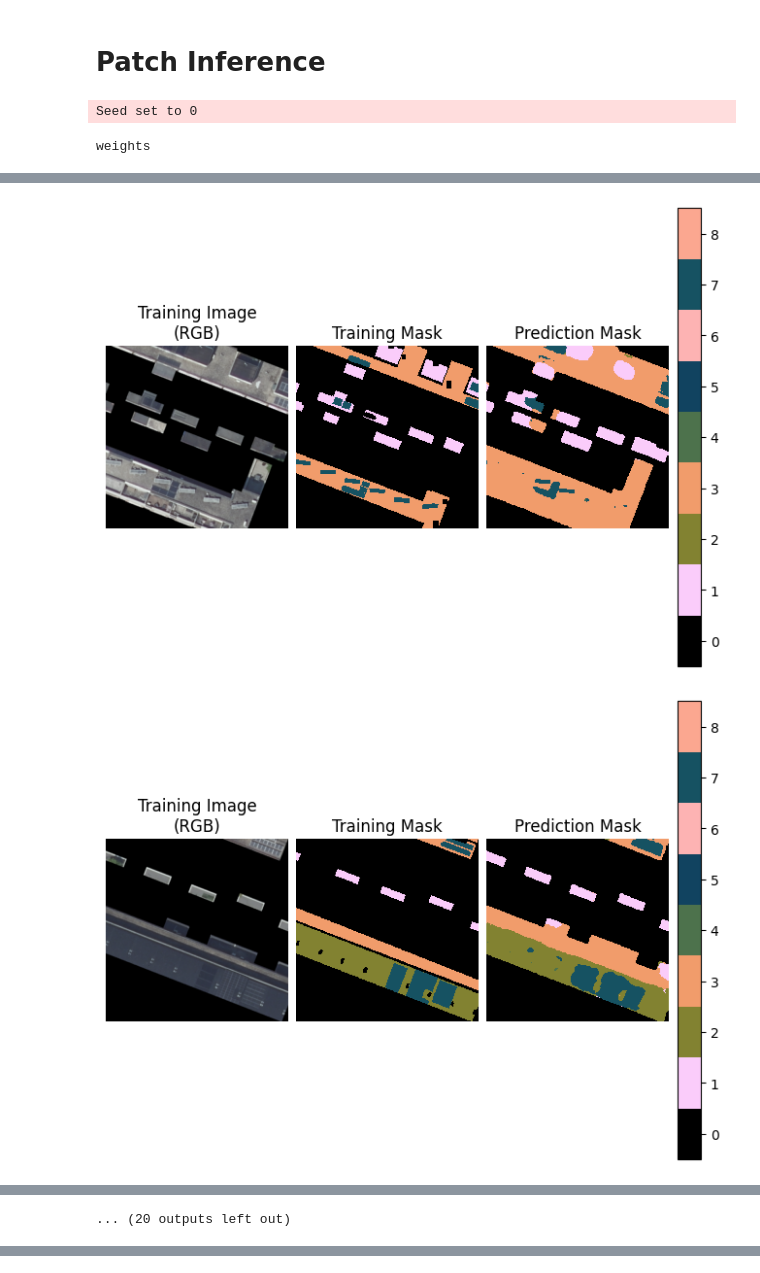
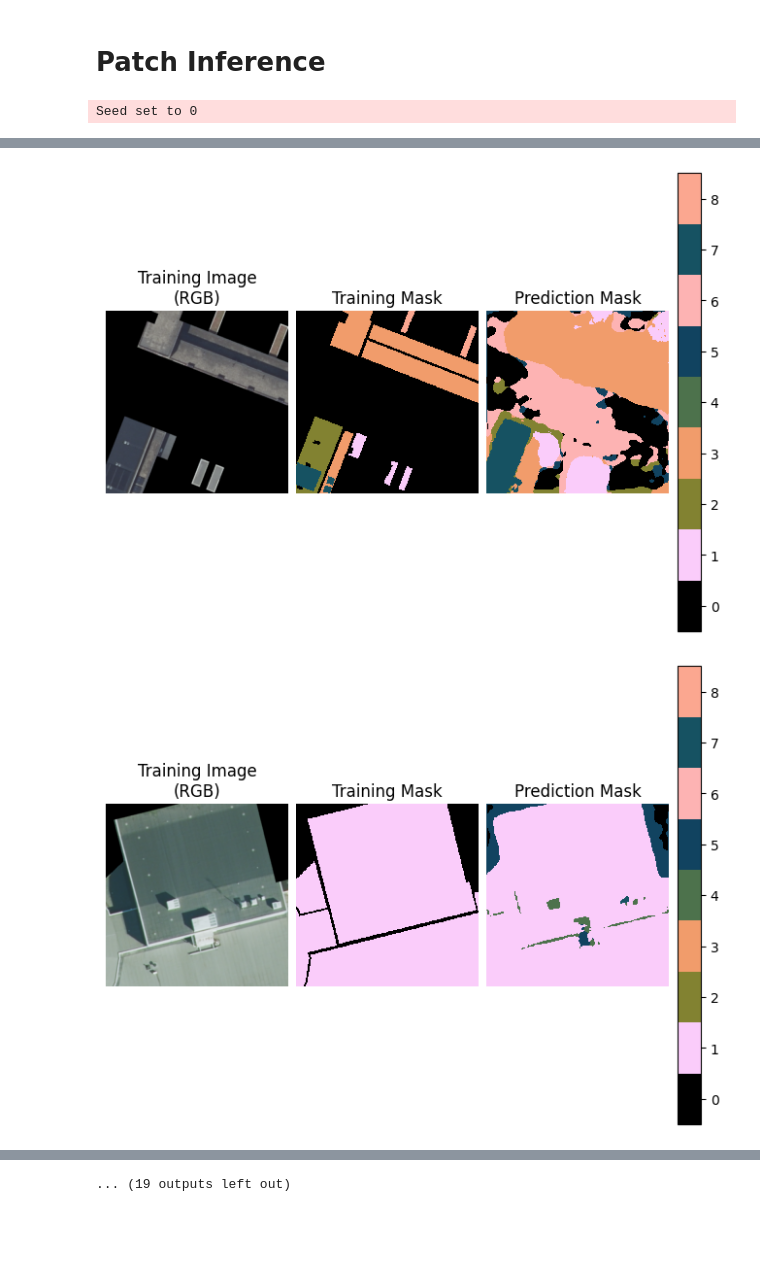
Before and after one commit to DimitrisMantas/RoofSense, a Jupyter notebook: inference/patch.ipynb, the cells around one changed output, grey strips where cells are left out. Cells and saved outputs as stored; diff of their text form; code cells hidden in the pictures; blank space fills up the shorter version.

```diff
--- a/inference/patch.ipynb
+++ b/inference/patch.ipynb
@@ -18,9 +18,9 @@ torch.backends.cudnn.allow_tf32 = True
 datamodule = TrainingDataModule(root="../dataset/temp")
 datamodule.setup("fit")
 
-dataset: TrainingDataset = datamodule.val_dataset
+dataset: TrainingDataset = datamodule.test_dataset
 
-model: TrainingTask = TrainingTask.load_from_checkpoint("../logs/RoofSense/best.ckpt",
+model: TrainingTask = TrainingTask.load_from_checkpoint("../logs/training/base/ckpts/best.ckpt",
                                                         map_location="cuda" if torch.cuda.is_available() else "cpu")
 model.eval()
 model.freeze()
@@ -38,4 +38,3 @@ for i in range(len(dataset)):
     dataset.plot(batch)
 # %% [output]
 Seed set to 0
-weights
@@ -48,2 +47,2 @@ weights
-[figure, old version]
+[figure, new version]
-[figure, old version]
+[figure, new version]
@@ -52 +50,0 @@ weights
-... (20 outputs left out)
@@ -52,0 +52 @@ weights
+... (19 outputs left out)
```
Also changed, not shown: parts of 1 cell of this notebook.
